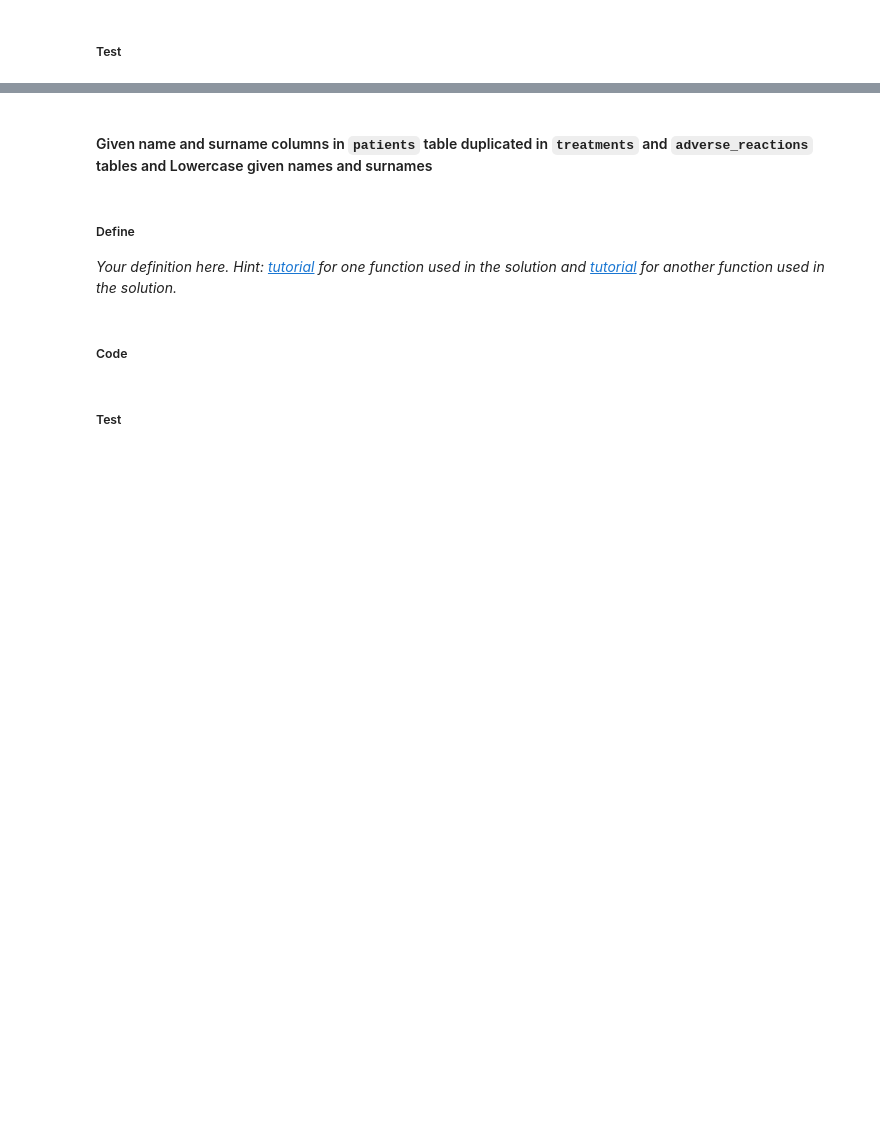
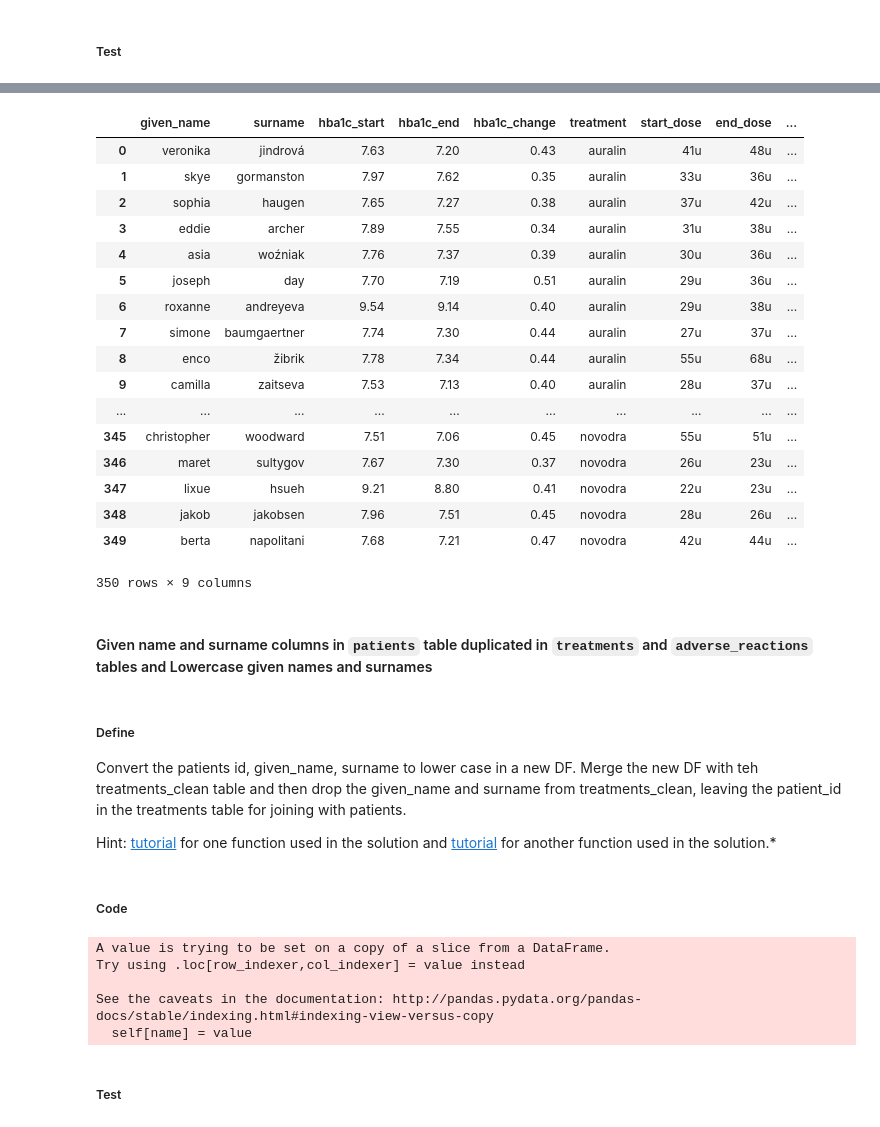
Before and after one commit to cb1118/dataAnalyst, a Jupyter notebook: dataWrangling/diabetes/cleaning-student.ipynb, the cells around one changed output, grey strips where cells are left out. Drawn from its saved outputs; the diff is of its cells as text; code cells hidden in the pictures; blank space fills up the shorter version.

```diff
--- a/dataWrangling/diabetes/cleaning-student.ipynb
+++ b/dataWrangling/diabetes/cleaning-student.ipynb
@@ -412,2 +499,10 @@ assert sum(treatments_clean['hba1c_start'].sub(treatments_clean['hba1c_end'], ax
+# %%
+# Your cleaning code here
+treatments_clean = pd.melt(treatments_clean, id_vars=['given_name', 'surname', 'hba1c_start', 'hba1c_end', 'hba1c_change'],
+                           var_name='treatment', value_name='dose')
+treatments_clean=treatments_clean[treatments_clean.dose != "-"]
+treatments_clean['start_dose'], treatments_clean['end_dose'] = treatments_clean['dose'].str.split(' - ',n=1).str
+# %%
+treatments_clean = treatments_clean.drop('dose', axis=1)
 # %% [markdown]
 ##### Test
@@ -422,6 +561,7 @@ assert sum(treatments_clean['hba1c_start'].sub(treatments_clean['hba1c_end'], ax
 ##### Code
 # %%
 # Your cleaning code here
+treatments_clean = pd.merge(treatments_clean, adverse_reactions_clean, on=('given_name', 'surname'), how='left')
 # %% [markdown]
 ##### Test
 # %%
@@ -429,7 +585,30 @@ assert sum(treatments_clean['hba1c_start'].sub(treatments_clean['hba1c_end'], ax
+# %%
+treatments_clean
+# %% [output]
+|  | given_name | surname | hba1c_start | hba1c_end | hba1c_change | treatment | start_dose | end_dose | ... |
+| 0 | veronika | jindrová | 7.63 | 7.20 | 0.43 | auralin | 41u | 48u | ... |
+| 1 | skye | gormanston | 7.97 | 7.62 | 0.35 | auralin | 33u | 36u | ... |
+| 2 | sophia | haugen | 7.65 | 7.27 | 0.38 | auralin | 37u | 42u | ... |
+| 3 | eddie | archer | 7.89 | 7.55 | 0.34 | auralin | 31u | 38u | ... |
+| 4 | asia | woźniak | 7.76 | 7.37 | 0.39 | auralin | 30u | 36u | ... |
+| 5 | joseph | day | 7.70 | 7.19 | 0.51 | auralin | 29u | 36u | ... |
+| 6 | roxanne | andreyeva | 9.54 | 9.14 | 0.40 | auralin | 29u | 38u | ... |
+| 7 | simone | baumgaertner | 7.74 | 7.30 | 0.44 | auralin | 27u | 37u | ... |
+| 8 | enco | žibrik | 7.78 | 7.34 | 0.44 | auralin | 55u | 68u | ... |
+| 9 | camilla | zaitseva | 7.53 | 7.13 | 0.40 | auralin | 28u | 37u | ... |
+| ... | ... | ... | ... | ... | ... | ... | ... | ... | ... |
+| 345 | christopher | woodward | 7.51 | 7.06 | 0.45 | novodra | 55u | 51u | ... |
+| 346 | maret | sultygov | 7.67 | 7.30 | 0.37 | novodra | 26u | 23u | ... |
+| 347 | lixue | hsueh | 9.21 | 8.80 | 0.41 | novodra | 22u | 23u | ... |
+| 348 | jakob | jakobsen | 7.96 | 7.51 | 0.45 | novodra | 28u | 26u | ... |
+| 349 | berta | napolitani | 7.68 | 7.21 | 0.47 | novodra | 42u | 44u | ... |
+350 rows × 9 columns
 # %% [markdown]
 #### Given name and surname columns in `patients` table duplicated in `treatments` and `adverse_reactions` tables  and Lowercase given names and surnames
 # %% [markdown]
 ##### Define
-*Your definition here. Hint: [tutorial](https://chrisalbon.com/python/pandas_join_merge_dataframe.html) for one function used in the solution and [tutorial](http://erikrood.com/Python_References/dropping_rows_cols_pandas.html) for another function used in the solution.*
+Convert the patients id, given_name, surname to lower case in a new DF.  Merge the new DF with teh treatments_clean table and then drop the given_name and surname from treatments_clean, leaving the patient_id in the treatments table for joining with patients.
+
+Hint: [tutorial](https://chrisalbon.com/python/pandas_join_merge_dataframe.html) for one function used in the solution and [tutorial](http://erikrood.com/Python_References/dropping_rows_cols_pandas.html) for another function used in the solution.*
 # %% [markdown]
 ##### Code
@@ -437,0 +615,11 @@ assert sum(treatments_clean['hba1c_start'].sub(treatments_clean['hba1c_end'], ax
+# %%
+# Your cleaning code here
+id_join = patients_clean[['patient_id','given_name','surname']]
+id_join.given_name = id_join.given_name.str.lower()
+id_join.surname = id_join.surname.str.lower()
+# %% [output]
+A value is trying to be set on a copy of a slice from a DataFrame.
+Try using .loc[row_indexer,col_indexer] = value instead
+
+See the caveats in the documentation: http://pandas.pydata.org/pandas-docs/stable/indexing.html#indexing-view-versus-copy
+  self[name] = value
```
Also changed, not shown: parts of 78 cells of this notebook, 9 other files.
